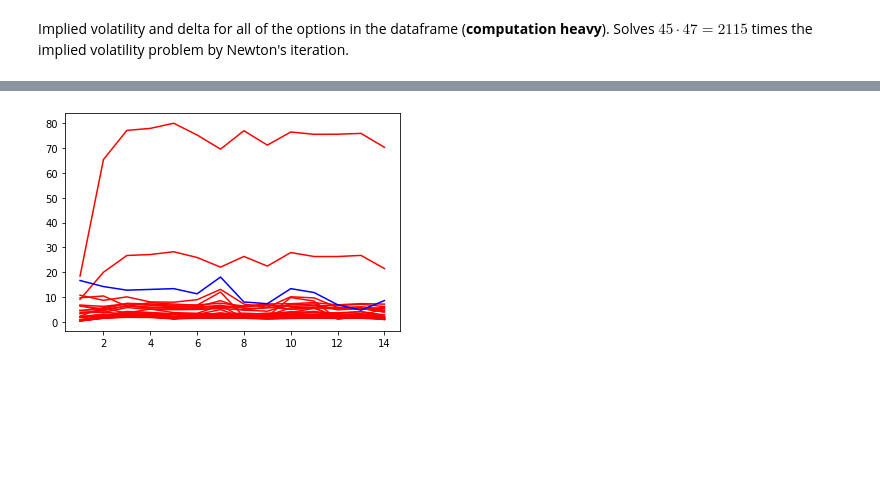
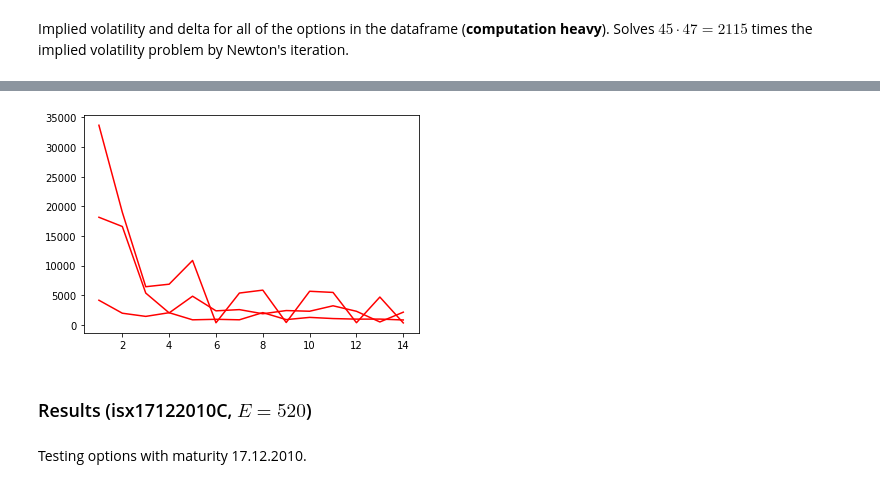
Before and after one commit to j4bert0/FE1-hedging, a Jupyter notebook: delta_hedge.ipynb, the cells around one changed output, grey strips where cells are left out. Drawn from its saved outputs; the diff is of its cells as text; code cells hidden in the pictures; blank space fills up the shorter version.

Commit message:
analysis single delta

```diff
--- a/delta_hedge.ipynb
+++ b/delta_hedge.ipynb
@@ -179,6 +265,6 @@ array([490, 495, 500, 505, 510, 515, 520], dtype=object)
 # %% [markdown]
 Implied volatility and delta for all of the options in the dataframe (**computation heavy**). Solves $45\cdot47=2115$ times the implied volatility problem by Newton's iteration.
 # %%
-dataf = volas_and_deltas_df(isx_m45,strikes_)
+dataf = volas_and_deltas_df(isx_m45,strikes)
 # %% [output]
 >> Implied volas and deltas computed.
@@ -185,0 +272,9 @@ dataf = volas_and_deltas_df(isx_m45,strikes_)
+# %%
+for E in strikes:
+    MSEs = [MSE_delta_for_freq_strike(E,x,dataf) for x in range(1,15)]
+    if E < sp500_spot:
+        # OTM: red
+        plt.plot(range(1,15),MSEs,'r-')
+    else:
+        # ITM: blue
+        plt.plot(range(1,15),MSEs,'b-')
@@ -185,0 +324,4 @@ dataf = volas_and_deltas_df(isx_m45,strikes_)
+# %%
+isx19022010C = get_sheet('isx19022010C')
+isx_1501_selected = isx19022010C[['days_to_mat',460,480,500,520,'sp500_spot','rf']]
+isx_1501_selected.head()
@@ -185,0 +335,3 @@ dataf = volas_and_deltas_df(isx_m45,strikes_)
+# %%
+strikes_s = [460,480,500,520]
+dafa_f_s = volas_and_deltas_df(isx_1501_selected,strikes_s)
@@ -186,8 +350,9 @@ dataf = volas_and_deltas_df(isx_m45,strikes_)
 # %%
-for E in strikes_[5:37]:
-    if E < sp500_spot:
-        plt.plot(range(1,15),[MSE_for_freq_strike(E,x,dataf) for x in range(1,15)],'r-')
-    else:
-        plt.plot(range(1,15),[MSE_for_freq_strike(E,x,dataf) for x in range(1,15)],'b-')
+for E in strikes_s[1:]:
+    plt.plot(range(1,15),[MSE_delta_for_freq_strike(E,x,dafa_f_s) for x in range(1,15)],'r-')
 # %% [output]
-[figure, old version]
+[figure, new version]
+# %% [markdown]
+### Results (isx17122010C, $E=520$)
+# %% [markdown]
+Testing options with maturity 17.12.2010.
```
Also changed, not shown: parts of 50 cells of this notebook, 4 other files.
